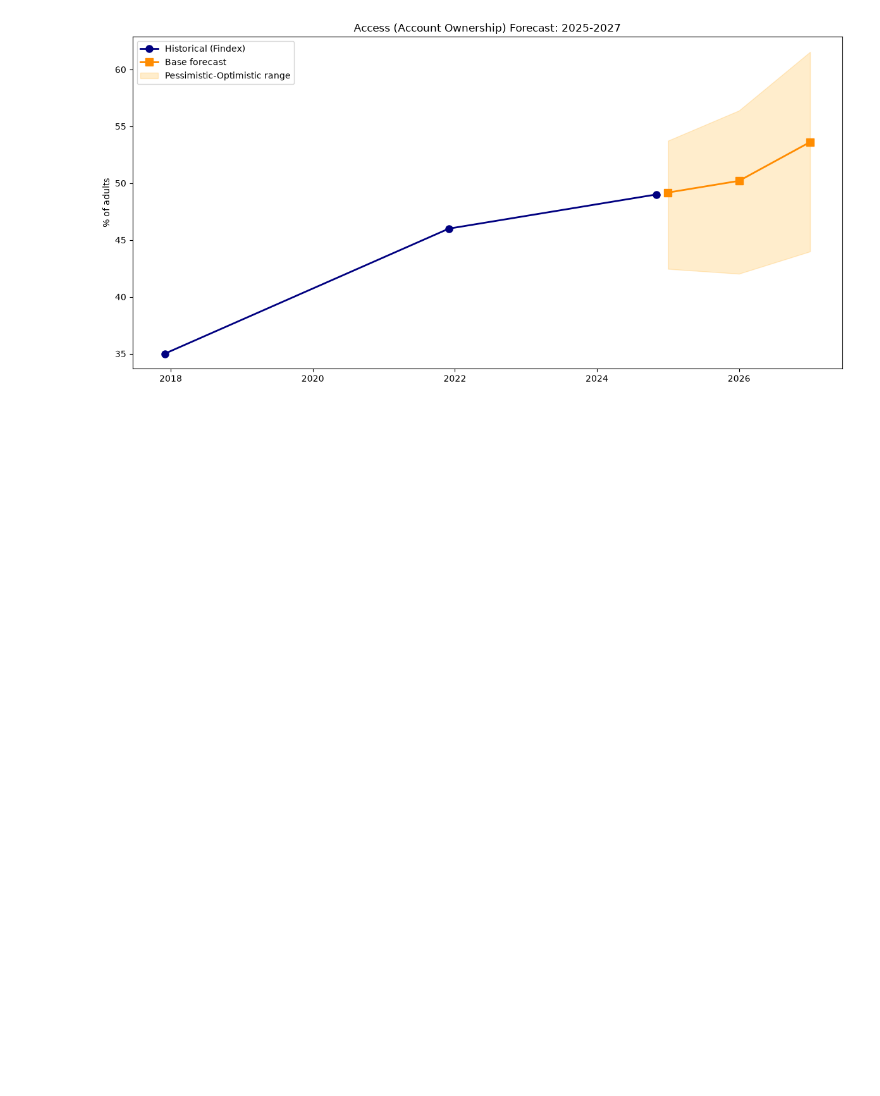
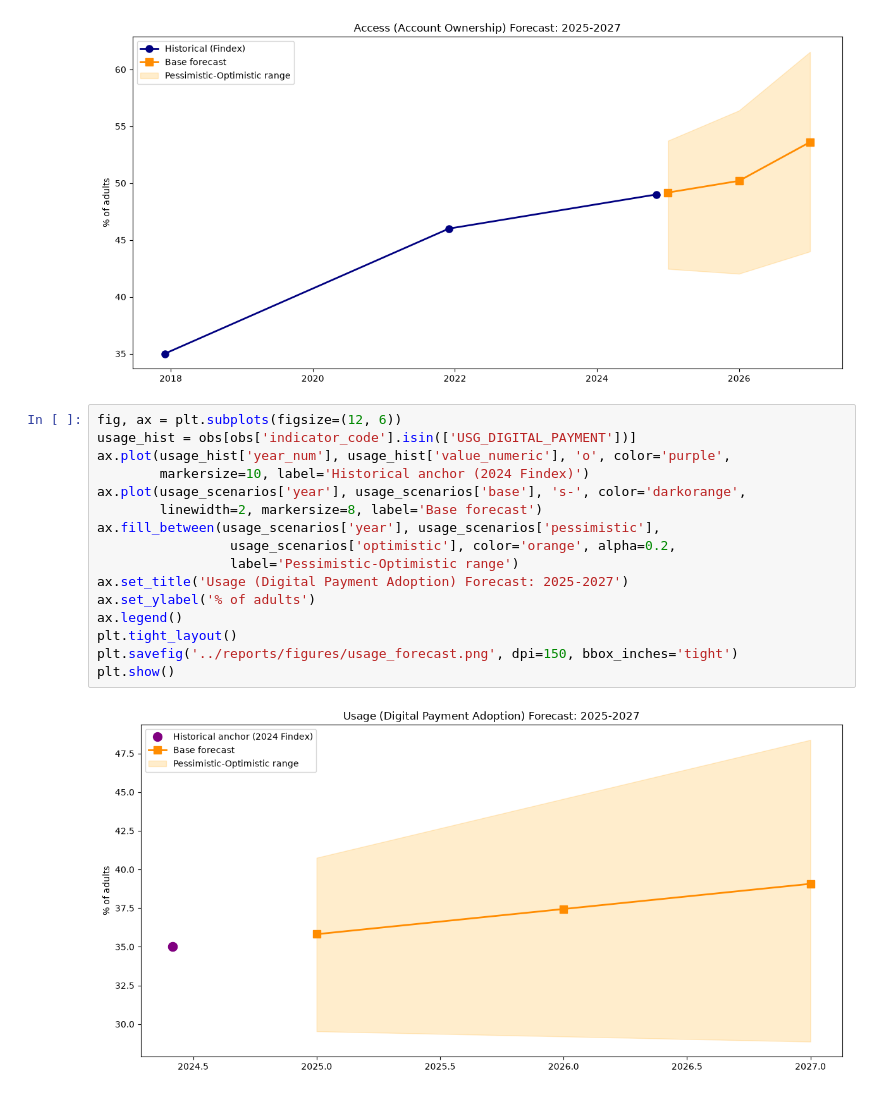
Before and after one commit to Sumeyahassen/ethiopia-fi-forecast, a Jupyter notebook: notebooks/04_forecasting.ipynb, the cells around one changed output. Cells and saved outputs as stored; diff of their text form; blank space fills up the shorter version.

Commit message:
digeital payemnt usage chart

```diff
--- a/notebooks/04_forecasting.ipynb
+++ b/notebooks/04_forecasting.ipynb
@@ -575,3 +575,21 @@ plt.savefig('../reports/figures/access_forecast.png', dpi=150, bbox_inches='tigh
 plt.show()
 # %% [output]
 [figure]
+# %%
+fig, ax = plt.subplots(figsize=(12, 6))
+usage_hist = obs[obs['indicator_code'].isin(['USG_DIGITAL_PAYMENT'])]
+ax.plot(usage_hist['year_num'], usage_hist['value_numeric'], 'o', color='purple',
+        markersize=10, label='Historical anchor (2024 Findex)')
+ax.plot(usage_scenarios['year'], usage_scenarios['base'], 's-', color='darkorange',
+        linewidth=2, markersize=8, label='Base forecast')
+ax.fill_between(usage_scenarios['year'], usage_scenarios['pessimistic'],
+                 usage_scenarios['optimistic'], color='orange', alpha=0.2,
+                 label='Pessimistic-Optimistic range')
+ax.set_title('Usage (Digital Payment Adoption) Forecast: 2025-2027')
+ax.set_ylabel('% of adults')
+ax.legend()
+plt.tight_layout()
+plt.savefig('../reports/figures/usage_forecast.png', dpi=150, bbox_inches='tight')
+plt.show()
+# %% [output]
+[figure, added]
```
